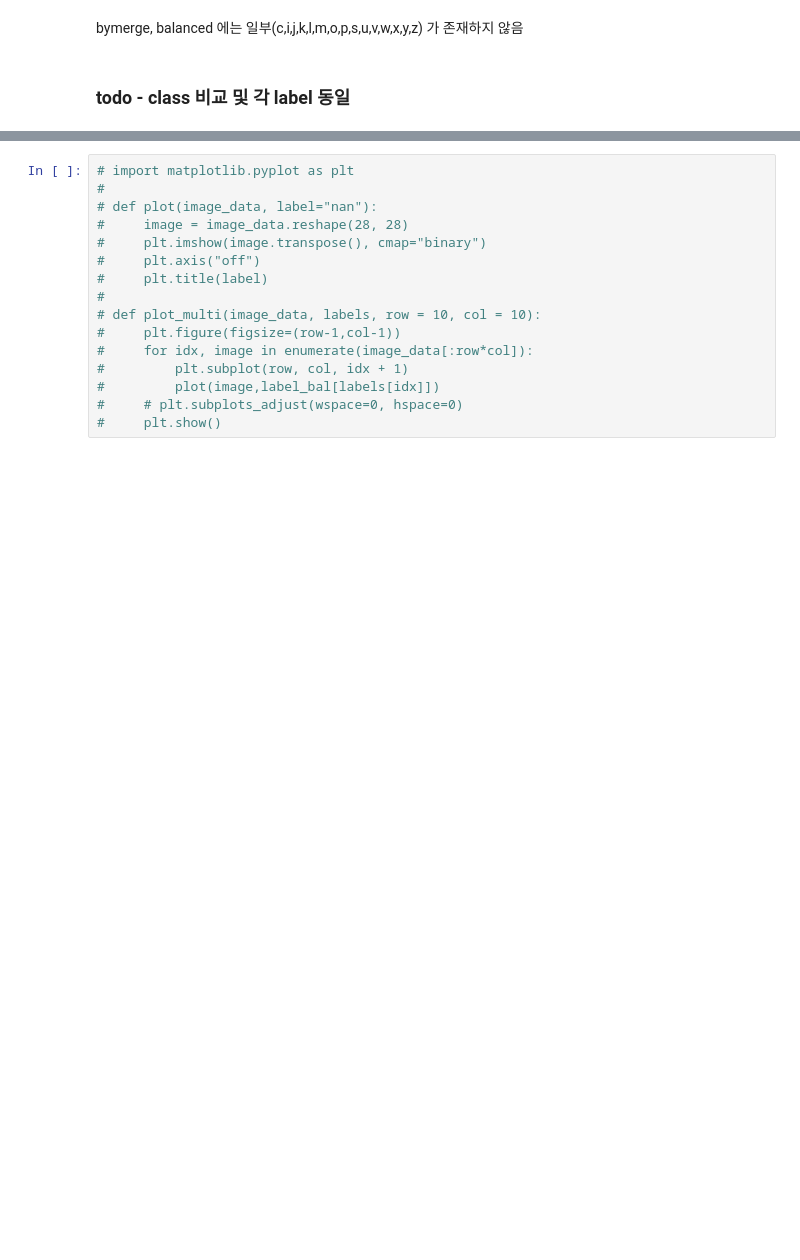
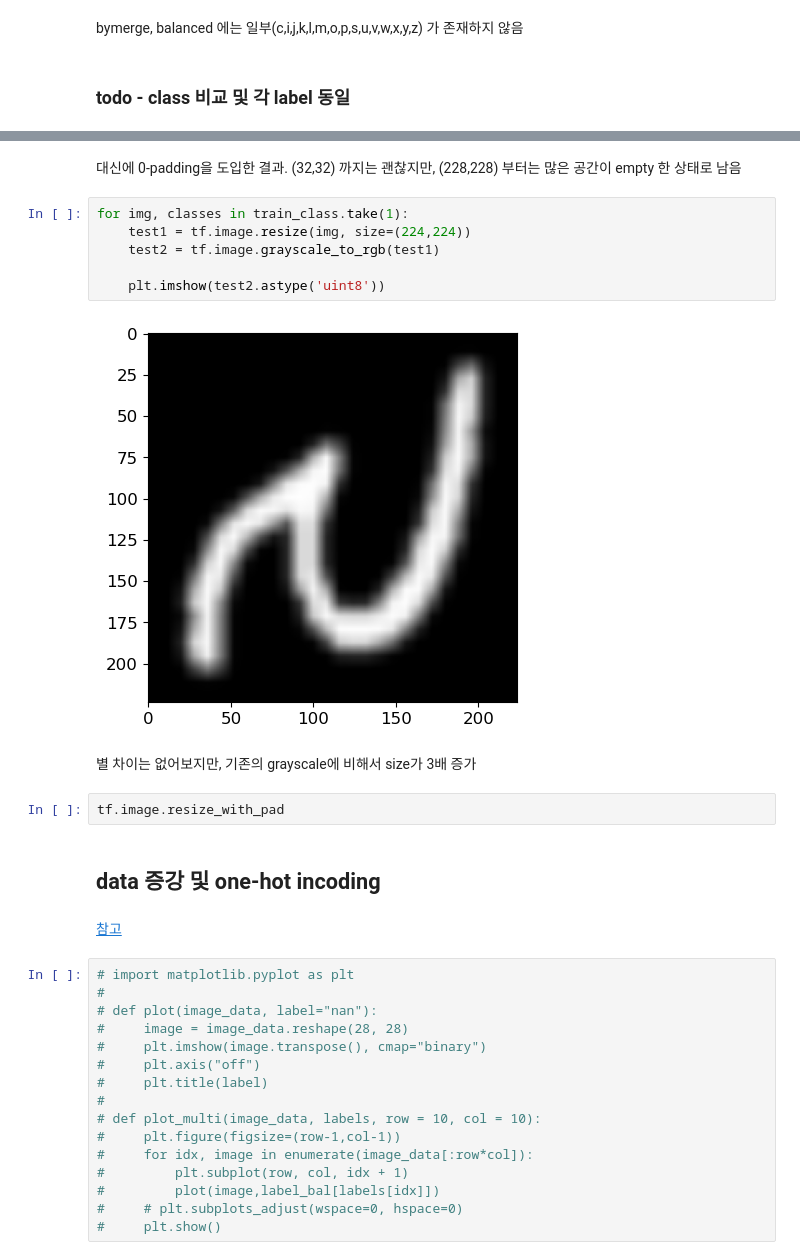
Before and after one commit to nonameR9077/CNNproject-2024-1, a Jupyter notebook: EMNIST.ipynb, the cells around one changed output, grey strips where cells are left out. Saved outputs shown, nothing was run; the diff lists cells and outputs as text; blank space fills up the shorter version.

```diff
--- a/EMNIST.ipynb
+++ b/EMNIST.ipynb
@@ -435,3 +446,21 @@ bymerge, balanced 에는 일부(c,i,j,k,l,m,o,p,s,u,v,w,x,y,z) 가 존재하지
+# %% [markdown]
+대신에 0-padding을 도입한 결과. (32,32) 까지는 괜찮지만, (228,228) 부터는 많은 공간이 empty 한 상태로 남음
+# %%
+for img, classes in train_class.take(1):
+    test1 = tf.image.resize(img, size=(224,224))
+    test2 = tf.image.grayscale_to_rgb(test1)
+
+    plt.imshow(test2.astype('uint8'))
+# %% [output]
+[figure, added]
+# %% [markdown]
+별 차이는 없어보지만, 기존의 grayscale에 비해서 size가 3배 증가
+# %%
+tf.image.resize_with_pad
+# %% [markdown]
+## data 증강 및 one-hot incoding
+# %% [markdown]
+[참고](https://www.tensorflow.org/guide/keras/preprocessing_layers?hl=ko)
 # %%
 # import matplotlib.pyplot as plt
 #
```
Also changed, not shown: parts of 5 cells of this notebook, 1 other file.
